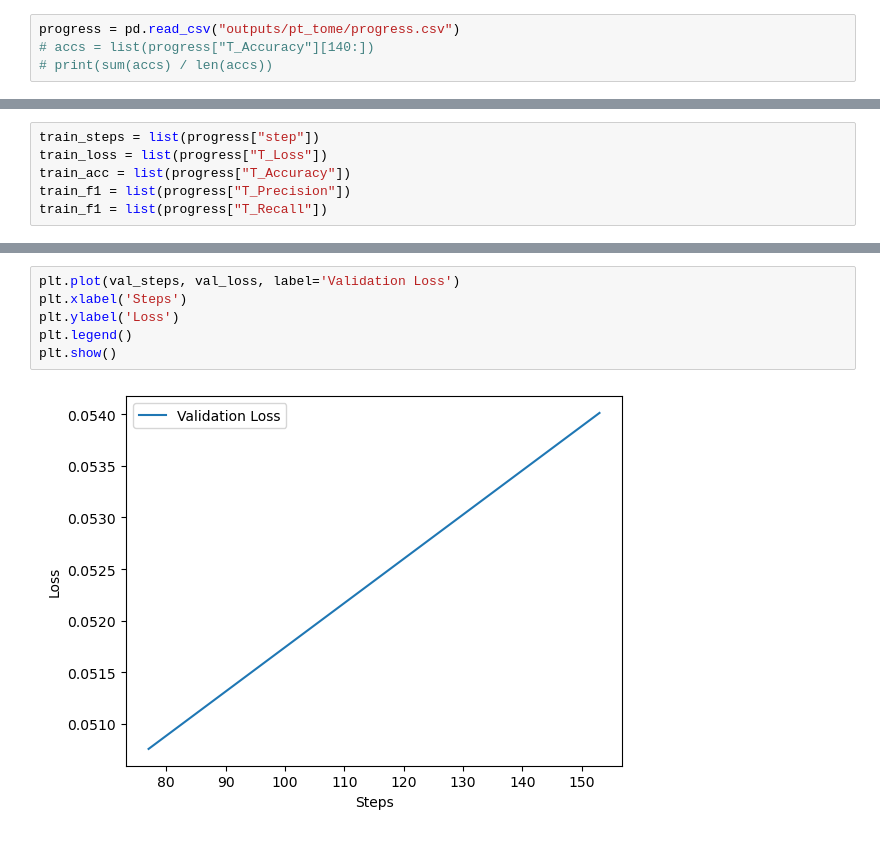
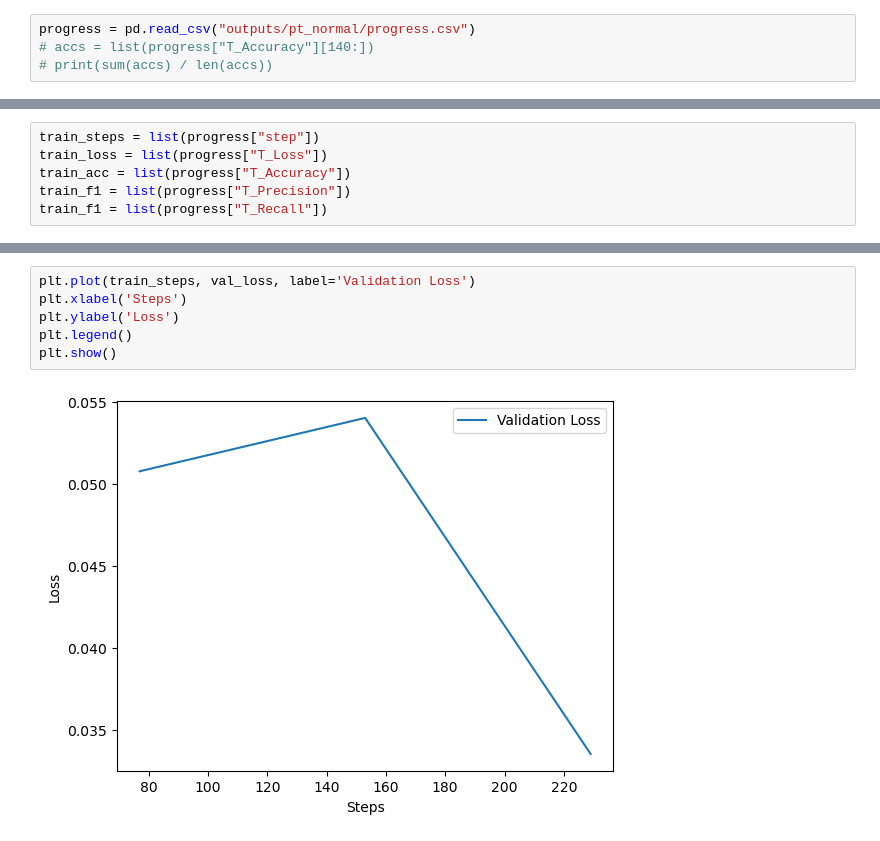
Before and after one commit to mehardsingh/point-transformer-cardinality-reduction, a Jupyter notebook: notebooks/plot_progress2.ipynb, the cells around one changed output, grey strips where cells are left out. Saved outputs shown, nothing was run; the diff lists cells and outputs as text.

```diff
--- a/notebooks/plot_progress2.ipynb
+++ b/notebooks/plot_progress2.ipynb
@@ -5,7 +5,7 @@ if "notebooks" == os.path.abspath('.')[-9:]: os.chdir("..")
 import pandas as pd
 import matplotlib.pyplot as plt
 # %%
-progress = pd.read_csv("outputs/pt_tome/progress.csv")
+progress = pd.read_csv("outputs/pt_normal/progress.csv")
 # accs = list(progress["T_Accuracy"][140:])
 # print(sum(accs) / len(accs))
 # %%
@@ -45,11 +46,11 @@ plt.show()
 # %%
-plt.plot(val_steps, val_loss, label='Validation Loss')
+plt.plot(train_steps, val_loss, label='Validation Loss')
 plt.xlabel('Steps')
 plt.ylabel('Loss')
 plt.legend()
 plt.show()
 # %% [output]
-[figure, old version]
+[figure, new version]
 # %%
 plt.plot(train_steps, train_acc, label='Acc')
 plt.plot(train_steps, val_acc, label='Validation Acc')
```
Also changed, not shown: parts of 5 cells of this notebook, 11 other files.
